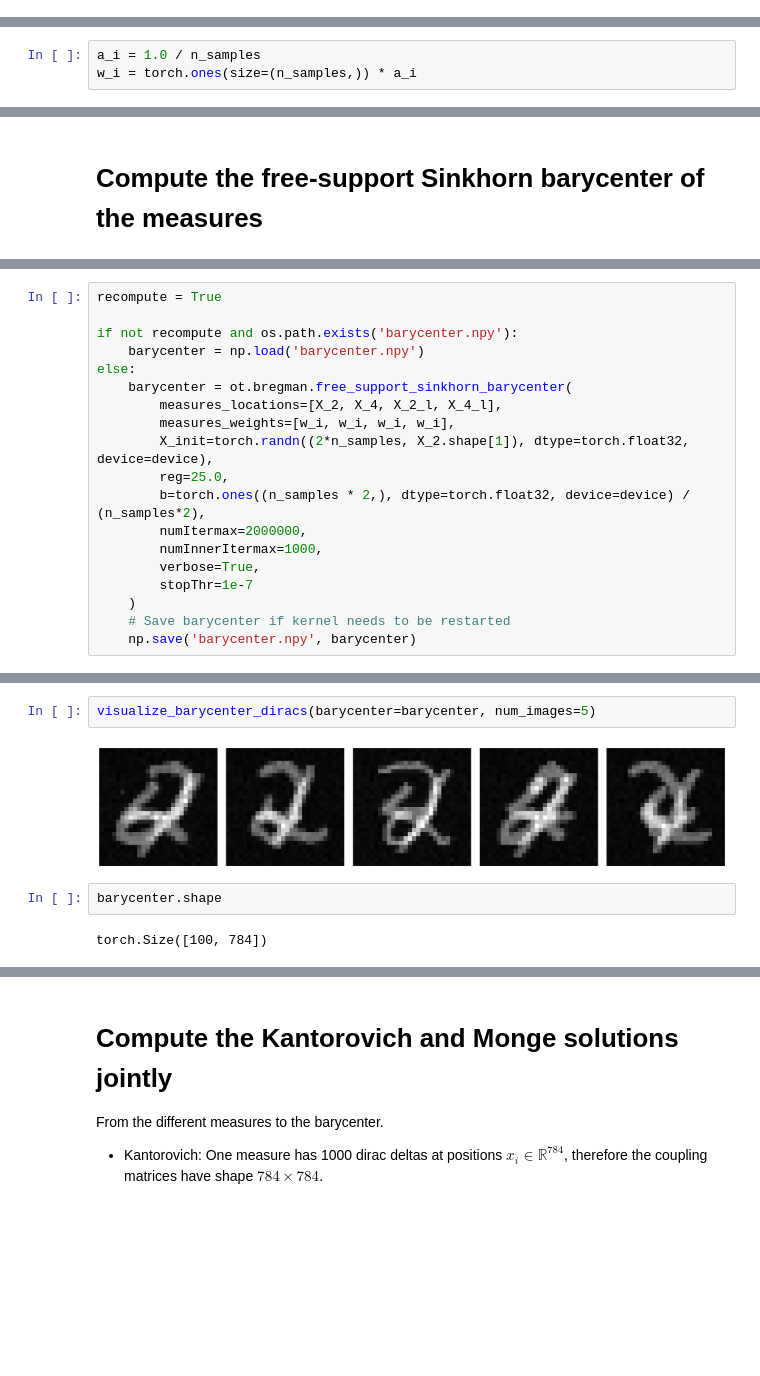
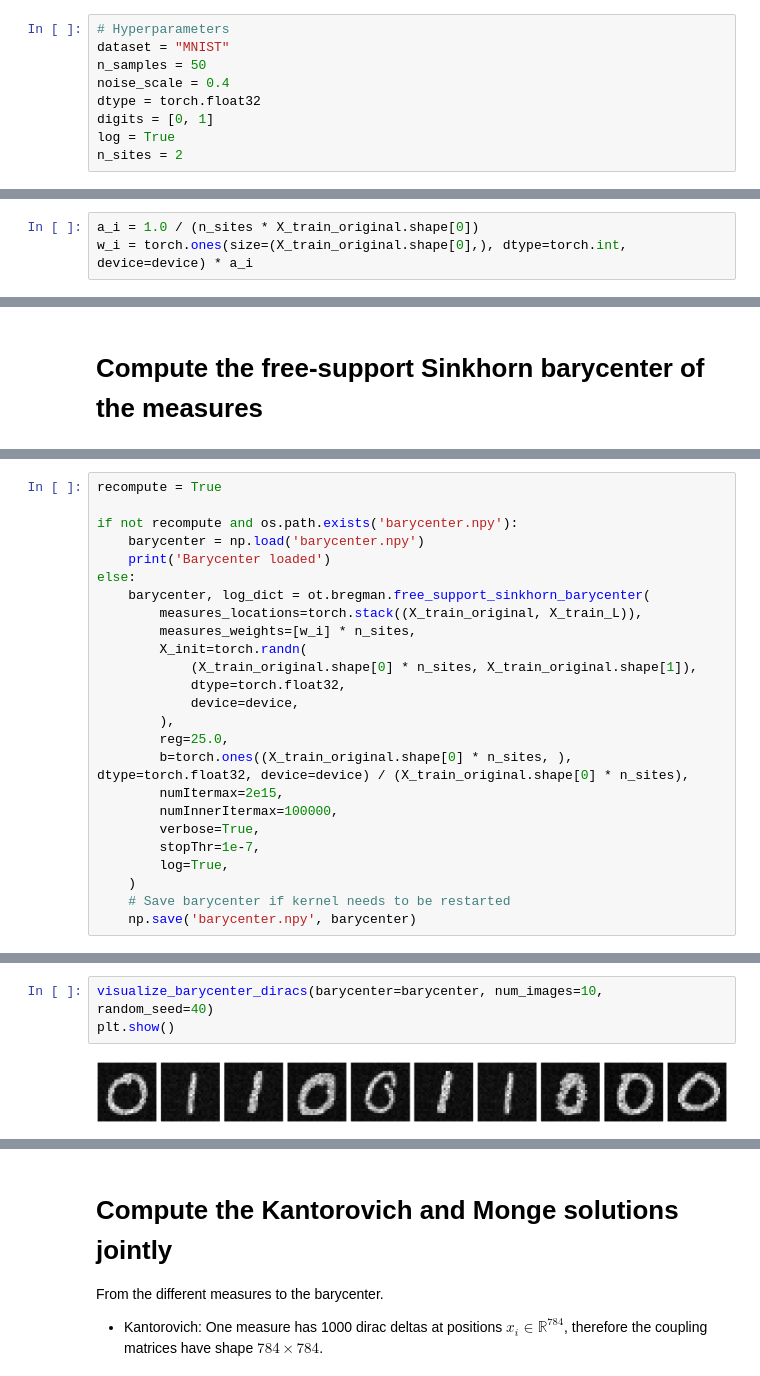
Before and after one commit to balazsmorv/fmri_classifier, a Jupyter notebook: MNIST-WBT/mnist-wbt.ipynb, the cells around one changed output, grey strips where cells are left out. Drawn from its saved outputs; the diff is of its cells as text; blank space fills up the shorter version.

```diff
--- a/MNIST-WBT/mnist-wbt.ipynb
+++ b/MNIST-WBT/mnist-wbt.ipynb
@@ -22,4 +24,13 @@ Using device: cpu
 %autoreload 2
 # %% [markdown]
 # Data setup
+# %%
+# Hyperparameters
+dataset = "MNIST"
+n_samples = 50
+noise_scale = 0.4
+dtype = torch.float32
+digits = [0, 1]
+log = True
+n_sites = 2
 # %%
@@ -103,5 +61,5 @@ X_2.shape, X_4.shape, X_2_l.shape, X_4_l.shape
 # %% [markdown]
 Set the probability masses to uniform 1/n
 # %%
-a_i = 1.0 / n_samples
-w_i = torch.ones(size=(n_samples,)) * a_i
+a_i = 1.0 / (n_sites * X_train_original.shape[0])
+w_i = torch.ones(size=(X_train_original.shape[0],), dtype=torch.int, device=device) * a_i
@@ -126,17 +78,23 @@ recompute = True
 
 if not recompute and os.path.exists('barycenter.npy'):
     barycenter = np.load('barycenter.npy')
+    print('Barycenter loaded')
 else:
-    barycenter = ot.bregman.free_support_sinkhorn_barycenter(
-        measures_locations=[X_2, X_4, X_2_l, X_4_l],
-        measures_weights=[w_i, w_i, w_i, w_i],
-        X_init=torch.randn((2*n_samples, X_2.shape[1]), dtype=torch.float32, device=device),
+    barycenter, log_dict = ot.bregman.free_support_sinkhorn_barycenter(
+        measures_locations=torch.stack((X_train_original, X_train_L)),
+        measures_weights=[w_i] * n_sites,
+        X_init=torch.randn(
+            (X_train_original.shape[0] * n_sites, X_train_original.shape[1]),
+            dtype=torch.float32,
+            device=device,
+        ),
         reg=25.0,
-        b=torch.ones((n_samples * 2,), dtype=torch.float32, device=device) / (n_samples*2),
-        numItermax=2000000,
-        numInnerItermax=1000,
+        b=torch.ones((X_train_original.shape[0] * n_sites, ), dtype=torch.float32, device=device) / (X_train_original.shape[0] * n_sites),
+        numItermax=2e15,
+        numInnerItermax=100000,
         verbose=True,
-        stopThr=1e-7
+        stopThr=1e-7,
+        log=True,
     )
     # Save barycenter if kernel needs to be restarted
     np.save('barycenter.npy', barycenter)
@@ -161,8 +136,5 @@ iteration %d, displacement_square_norm=%f
 # %%
-visualize_barycenter_diracs(barycenter=barycenter, num_images=5)
+visualize_barycenter_diracs(barycenter=barycenter, num_images=10, random_seed=40)
+plt.show()
 # %% [output]
-[figure, old version]
+[figure, new version]
-# %%
-barycenter.shape
-# %% [output]
-torch.Size([100, 784])
```
Also changed, not shown: parts of 30 cells of this notebook, 5 other files.
